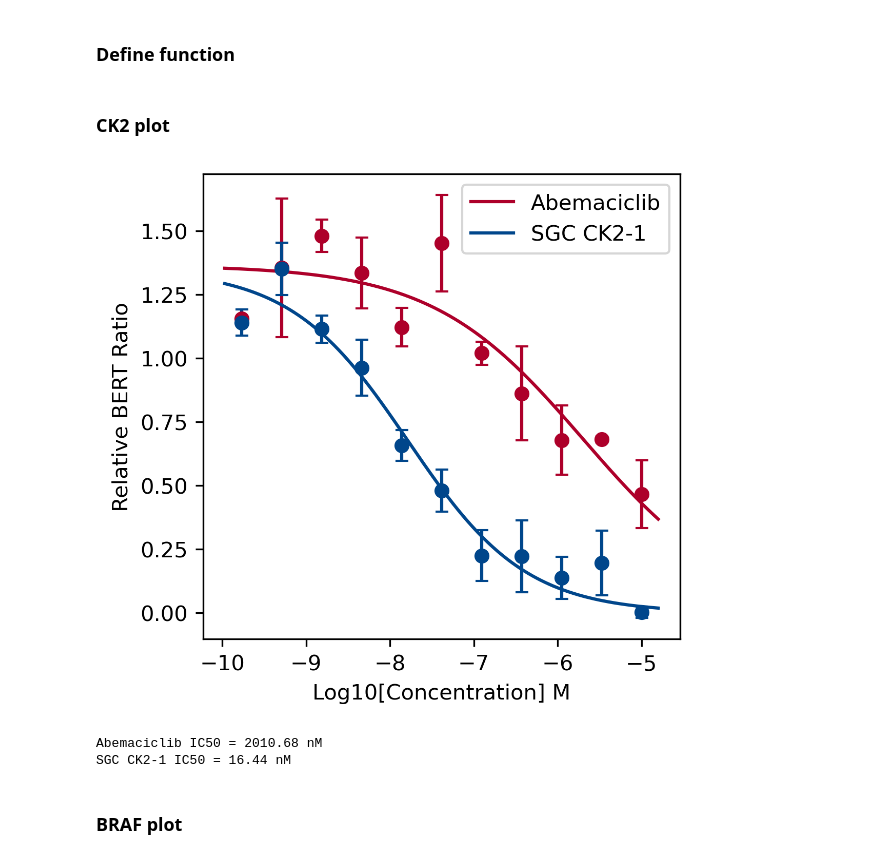
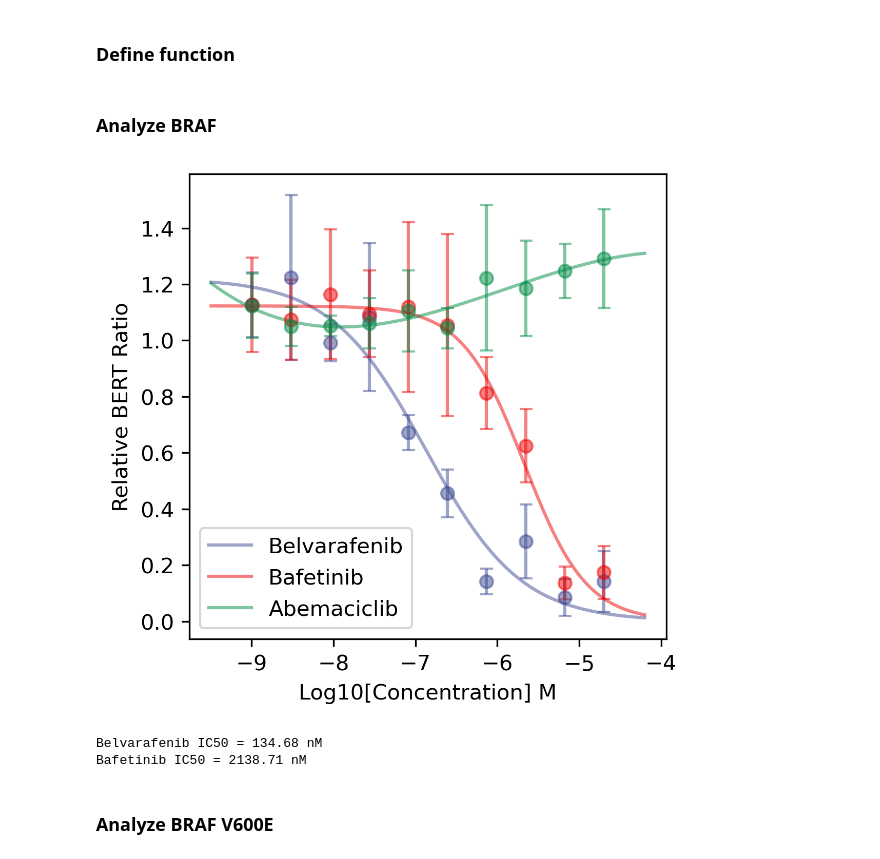
Before and after one commit to hcji/MAPS-iTSA, a Jupyter notebook: notebook/12_nanobert_lineplot.ipynb, the cells around one changed output. Cells and saved outputs as stored; diff of their text form; code cells hidden in the pictures.

Commit message:
update experimental data

```diff
--- a/notebook/12_nanobert_lineplot.ipynb
+++ b/notebook/12_nanobert_lineplot.ipynb
@@ -15,42 +14,56 @@ def sigmoidal_curve(x, a, b, c):
     y = c / (1 + np.exp(-a*(x-b)))
     return y
 # %% [markdown]
-### CK2 plot
+### Analyze BRAF
 # %%
-import numpy as np
-from scipy.optimize import curve_fit
+raw_data_braf = pd.read_excel('nanobert/NanoBREAT_202303_BRAF.xlsx', sheet_name=0)
 
-x_values = data_ck2.loc[:,'x'].values
-y1_values = data_ck2.loc[:,'y_abemaciclib'].values
-y1_error = data_ck2.loc[:,'sd_abemaciclib'].values
-y2_values = data_ck2.loc[:,'y_sgc_ck2'].values
-y2_error = data_ck2.loc[:,'sd_sgc_ck2'].values
+x = np.array(raw_data_braf.iloc[3:,1]).astype(float)
 
-x0 = np.arange(x_values[-1] - 0.2, x_values[0] + 0.2, 0.001)
-popt1, pcov1 = curve_fit(sigmoidal_curve, list(x_values) , list(y1_values), maxfev=10000)
-popt2, pcov2 = curve_fit(sigmoidal_curve, list(x_values), list(y2_values), maxfev=10000)
+y_belv = np.array(raw_data_braf.iloc[3:, 2:5]).astype(float)
+y_belv /= np.array(raw_data_braf.iloc[2, 2:5]).astype(float)
+y_belv_mean = np.mean(y_belv, axis = 1)
+y_belv_sd = np.std(y_belv, axis = 1)
 
-plt.figure(figsize=(4, 4), dpi=300)
-plt.plot(x0, sigmoidal_curve(x0, *popt1), label='Abemaciclib', color='#AD002AFF')
-plt.plot(x0, sigmoidal_curve(x0, *popt2), label='SGC CK2-1', color='#00468BFF')
-plt.errorbar(x_values, y1_values, yerr=y1_error, fmt='o', capsize=3, color='#AD002AFF')
-plt.errorbar(x_values, y2_values, yerr=y2_error, fmt='o', capsize=3, color='#00468BFF')
-plt.legend()
-plt.xlabel("Log10[Concentration] M")
-plt.ylabel("Relative BERT Ratio")
-plt.show()
+y_bafe = np.array(raw_data_braf.iloc[3:, 6:9]).astype(float)
+y_bafe /= np.array(raw_data_braf.iloc[2, 6:9]).astype(float)
+y_bafe_mean = np.mean(y_bafe, axis = 1)
+y_bafe_sd = np.std(y_bafe, axis = 1)
 
-# Extract the IC50 value
-ic50_1 = 10 ** popt1[1] * 10 ** 9
-ic50_2 = 10 ** popt2[1] * 10 ** 9
-
-# Print the IC50 value
-print("Abemaciclib IC50 = {:.2f} nM".format(ic50_1))
-print("SGC CK2-1 IC50 = {:.2f} nM".format(ic50_2))
+y_abem = np.array(raw_data_braf.iloc[3:, 10:13]).astype(float)
+y_abem /= np.array(raw_data_braf.iloc[2, 10:13]).astype(float)
+y_abem_mean = np.mean(y_abem, axis = 1)
+y_abem_sd = np.std(y_abem, axis = 1)
-# %% [output]
-[figure, removed]
-Abemaciclib IC50 = 2010.68 nM
-SGC CK2-1 IC50 = 16.44 nM
+# %%
+x0 = np.arange(np.min(x) - 0.5, np.max(x) + 0.5, 0.001)
+popt1, pcov1 = curve_fit(sigmoidal_curve, list(x) , list(y_belv_mean), maxfev=10000)
+popt2, pcov2 = curve_fit(sigmoidal_curve, list(x), list(y_bafe_mean), maxfev=10000)
+popt3 = np.poly1d(np.polyfit(x, y_abem_mean, 3))
+
+plt.figure(figsize=(4, 4), dpi=300)
+plt.plot(x0, sigmoidal_curve(x0, *popt1), label='Belvarafenib', color='#3B49927F')
+plt.plot(x0, sigmoidal_curve(x0, *popt2), label='Bafetinib', color='#EE00007F')
+plt.plot(x0, popt3(x0), label='Abemaciclib', color='#008B457F')
+plt.errorbar(x, y_belv_mean, yerr=y_belv_sd, fmt='o', capsize=3, color='#3B49927F')
+plt.errorbar(x, y_bafe_mean, yerr=y_bafe_sd, fmt='o', capsize=3, color='#EE00007F')
+plt.errorbar(x, y_abem_mean, yerr=y_abem_sd, fmt='o', capsize=3, color='#008B457F')
+plt.legend()
+plt.xlabel("Log10[Concentration] M")
+plt.ylabel("Relative BERT Ratio")
+plt.show()
+# %% [output]
+[figure, added]
+# %%
+# Extract the IC50 value
+ic50_1 = 10 ** popt1[1] * 10 ** 9
+ic50_2 = 10 ** popt2[1] * 10 ** 9
+
+# Print the IC50 value
+print("Belvarafenib IC50 = {:.2f} nM".format(ic50_1))
+print("Bafetinib IC50 = {:.2f} nM".format(ic50_2))
+# %% [output]
+Belvarafenib IC50 = 134.68 nM
+Bafetinib IC50 = 2138.71 nM
 # %% [markdown]
-### BRAF plot
+### Analyze BRAF V600E
 # %%
```
Also changed, not shown: parts of 5 cells of this notebook, 6 other files.
